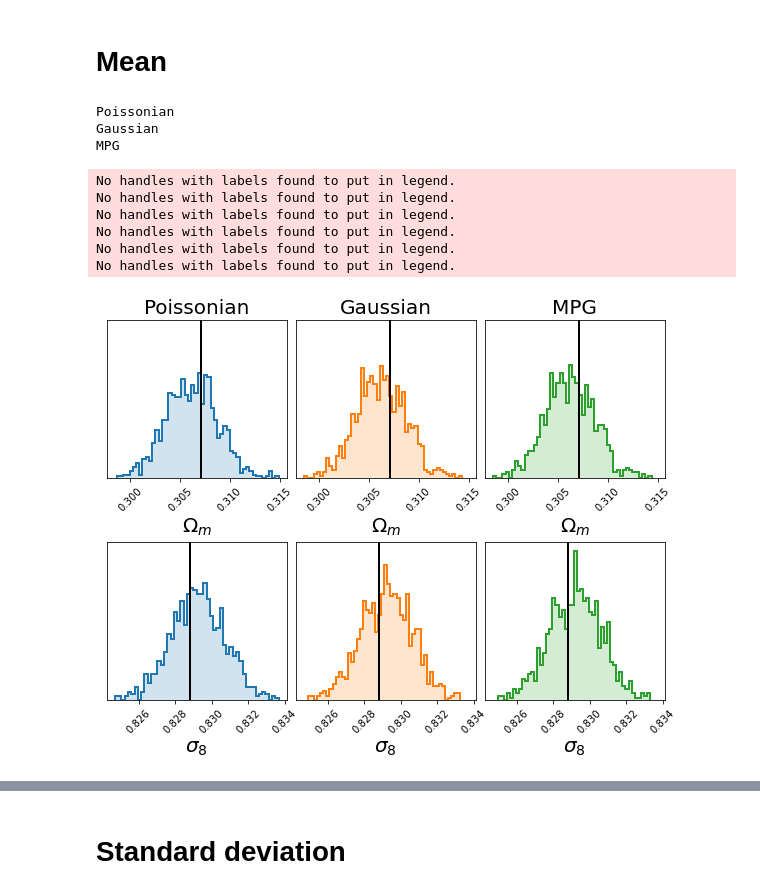
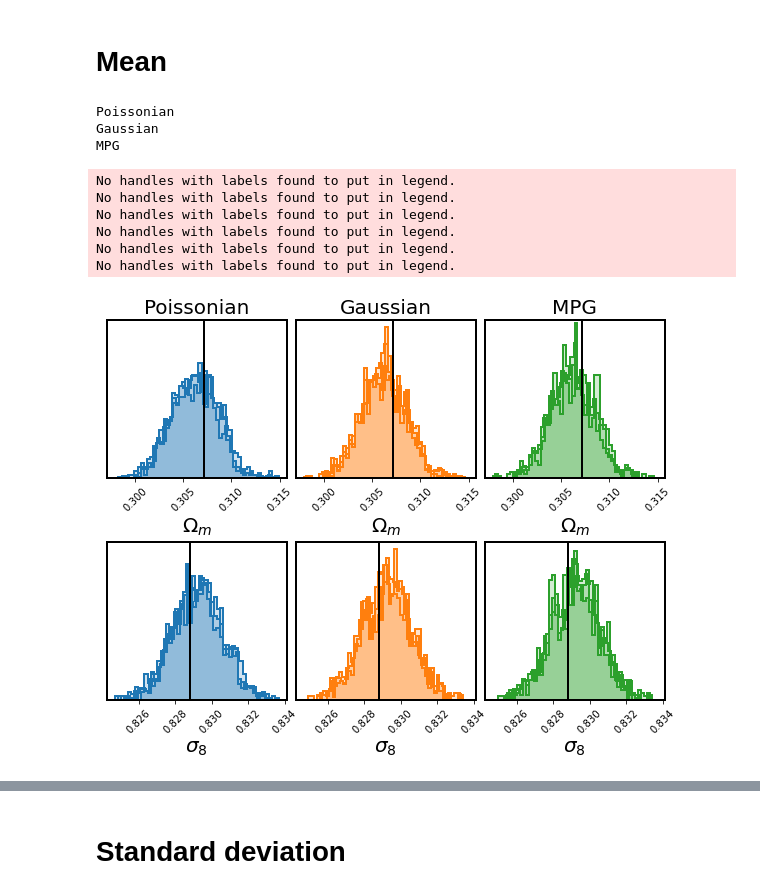
Before and after one commit to payerne/LikelihoodsClusterAbundance, a Jupyter notebook: notebooks/Posterior_full.ipynb, the cells around one changed output, grey strips where cells are left out. Drawn from its saved outputs; the diff is of its cells as text; code cells hidden in the pictures.

```diff
--- a/notebooks/Posterior_full.ipynb
+++ b/notebooks/Posterior_full.ipynb
@@ -82,7 +81,7 @@ for k in range(3):
     likelihood_=likelihood[k]
     print(likelihood_)
     for i, b in enumerate(binning):
-        if i >= 1: break
+        #if i!=2: continue
         err_norm=1e-3
             #try:
         try:
@@ -103,35 +102,35 @@ for k in range(3):
                  #                    color=colors[k], alpha=alpha[i],edgecolor="k", label=b)
                 #ax[s,k].plot(x_middle, y/scipy.integrate.simps(y,x_middle),
                  #                    color=colors[i], alpha=1, label=b)
                 ax[s,k].hist(x_, density=True, bins=50, color=colors[k],linewidth=2, alpha=.2)
                 ax[s,k].hist(x_, density=True, bins=50, histtype='step',color=colors[k],linewidth=2)
 
         except: a=1
 
     #except: continue
 for i in range(2):
     for j in range(3):
         ax[0,0].legend(frameon=False, fontsize=12, loc='upper left')
         ax[0,j].set_title(title[j], fontsize=20)
         ax[0,j].set_xlabel(r'$\Omega_m$', fontsize = 20)
         ax[1,j].set_xlabel(r'$\sigma_8$', fontsize = 20)
         ax[i,j].tick_params(axis='both', which = 'major', labelsize= 10)
         ax[0,j].set_ylim(0,maxsOm)
         ax[1,j].set_ylim(0,maxss8)
         ax[i,j].tick_params(axis='x', rotation=45)
         ax[i,j].set_yticks([], minor=False)
-plt.savefig('best_fit_distribution.pdf', bbox_inches='tight', dpi=300)
+#plt.savefig('best_fit_distribution.pdf', bbox_inches='tight', dpi=300)
 # %% [output]
 Poissonian
 Gaussian
 MPG
 No handles with labels found to put in legend.
 No handles with labels found to put in legend.
 No handles with labels found to put in legend.
 No handles with labels found to put in legend.
 No handles with labels found to put in legend.
 No handles with labels found to put in legend.
-[figure, old version]
+[figure, new version]
 # %%
 fig, ax = plt.subplots(1, 3, figsize = (10,5), sharex=True, sharey=True)
 plt.subplots_adjust(left=None, bottom=None, right=None, top=None, wspace=.05, hspace=.4)
```
Also changed, not shown: parts of 3 cells of this notebook, 28 other files.
